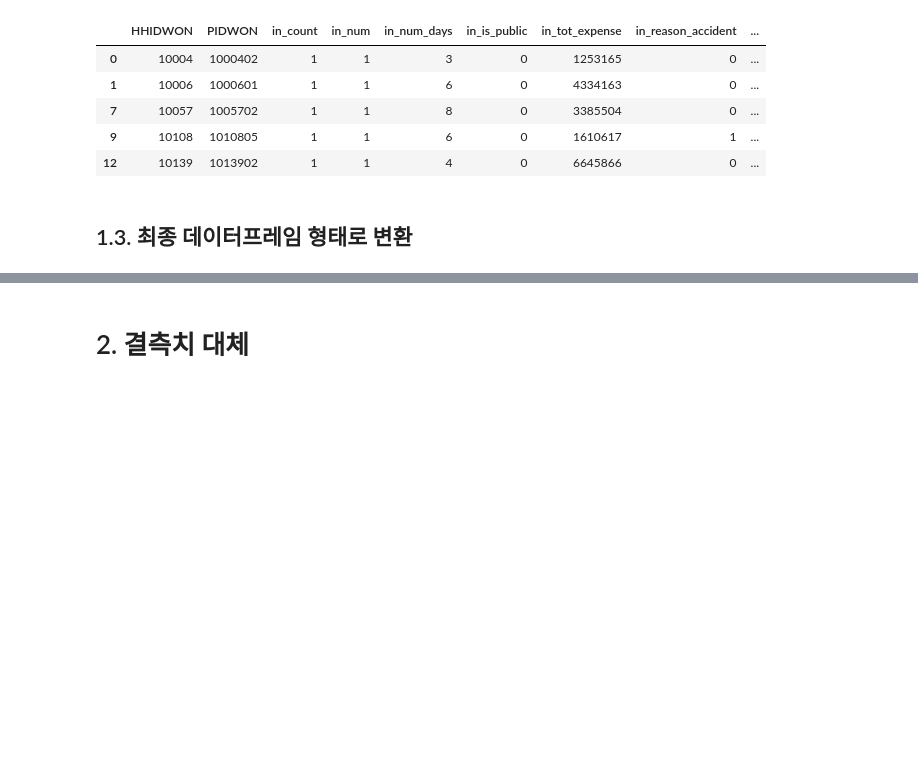
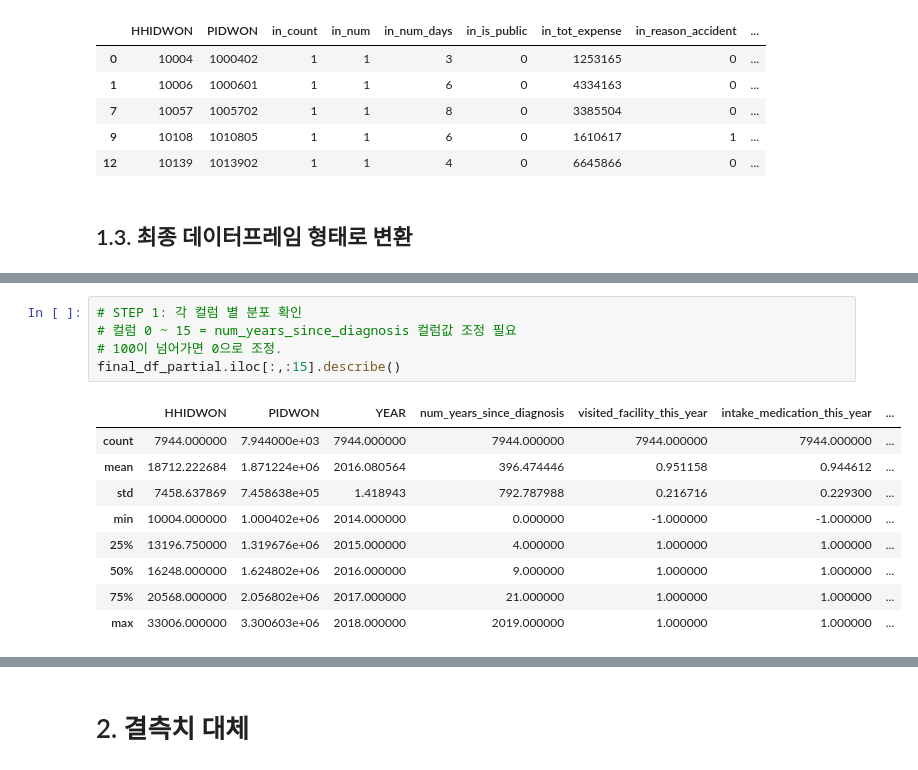
Before and after one commit to hyun-ko-DS/MedExpensePrediction, a Jupyter notebook: main.ipynb, the cells around one changed output, grey strips where cells are left out. Cells and saved outputs as stored; diff of their text form; blank space fills up the shorter version.

```diff
--- a/main.ipynb
+++ b/main.ipynb
@@ -1078,0 +1022,15 @@ print(f"각 가구원 별 관찰값 (연도) 수: {len(final_df.groupby('PIDWON'
+# %%
+# STEP 1: 각 컬럼 별 분포 확인
+# 컬럼 0 ~ 15 = num_years_since_diagnosis 컬럼값 조정 필요
+# 100이 넘어가면 0으로 조정.
+final_df_partial.iloc[:,:15].describe()
+# %% [output]
+|  | HHIDWON | PIDWON | YEAR | num_years_since_diagnosis | visited_facility_this_year | intake_medication_this_year | ... |
+| count | 7944.000000 | 7.944000e+03 | 7944.000000 | 7944.000000 | 7944.000000 | 7944.000000 | ... |
+| mean | 18712.222684 | 1.871224e+06 | 2016.080564 | 396.474446 | 0.951158 | 0.944612 | ... |
+| std | 7458.637869 | 7.458638e+05 | 1.418943 | 792.787988 | 0.216716 | 0.229300 | ... |
+| min | 10004.000000 | 1.000402e+06 | 2014.000000 | 0.000000 | -1.000000 | -1.000000 | ... |
+| 25% | 13196.750000 | 1.319676e+06 | 2015.000000 | 4.000000 | 1.000000 | 1.000000 | ... |
+| 50% | 16248.000000 | 1.624802e+06 | 2016.000000 | 9.000000 | 1.000000 | 1.000000 | ... |
+| 75% | 20568.000000 | 2.056802e+06 | 2017.000000 | 21.000000 | 1.000000 | 1.000000 | ... |
+| max | 33006.000000 | 3.300603e+06 | 2018.000000 | 2019.000000 | 1.000000 | 1.000000 | ... |
```
Also changed, not shown: parts of 51 cells of this notebook, 4 other files.
